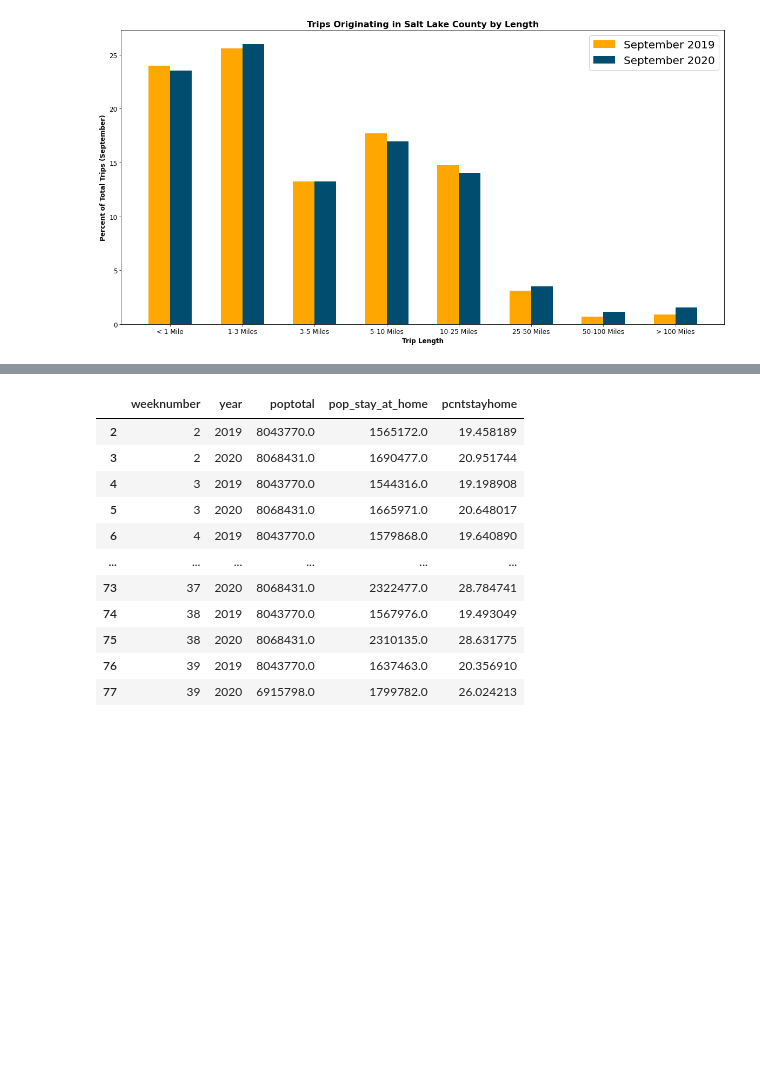
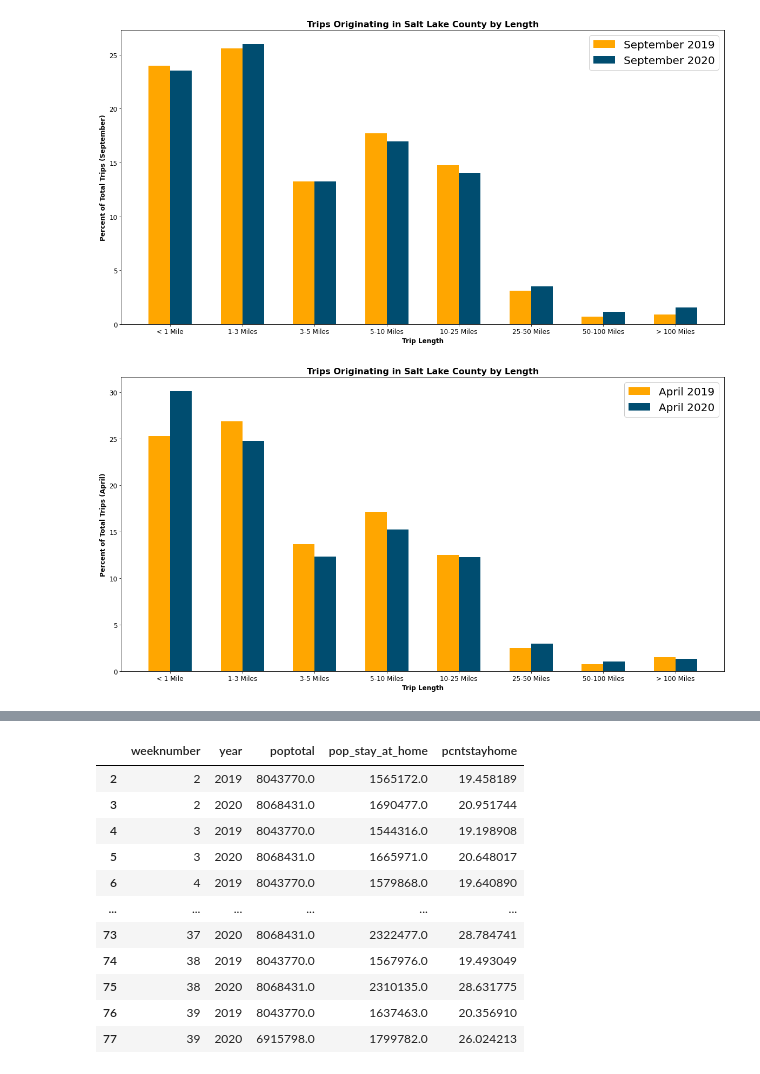
Before and after one commit to WFRCAnalytics/DATA-BTS-Analysis, a Jupyter notebook: BTSData_SaltLakeCounty.ipynb, the cells around one changed output, grey strips where cells are left out. Saved outputs shown, nothing was run; the diff lists cells and outputs as text; code cells hidden in the pictures; blank space fills up the shorter version.

Commit message:
update salt lake county script

```diff
--- a/BTSData_SaltLakeCounty.ipynb
+++ b/BTSData_SaltLakeCounty.ipynb
@@ -374,3 +374,42 @@ plt.legend(loc='upper right', fontsize=20, framealpha=1)
 plt.show()
 # %% [output]
 [figure]
+# %%
+# plot April
+plt.rcParams["figure.figsize"]=20,10
+n = 8
+monthtrips19 = slctripsbymonth_sum2.loc[6, :].values.tolist()[11:]
+monthtrips20 = slctripsbymonth_sum2.loc[7, :].values.tolist()[11:]
+triplengthlabels = ('< 1 Mile', '1-3 Miles', '3-5 Miles', '5-10 Miles',
+       '10-25 Miles', '25-50 Miles', '50-100 Miles', '> 100 Miles')
+
+ind = np.arange(n)
+width = 0.30
+plt.bar(ind, monthtrips19, width, label='April 2019', color='#ffa600')
+plt.bar(ind + width, monthtrips20, width, label='April 2020', color='#004d70')
+
+plt.rcParams["figure.figsize"]=20,10
+plt.ticklabel_format(style='plain')
+plt.ylabel('Percent of Total Trips (April)', weight="bold", size=12)
+plt.xlabel('Trip Length', weight="bold", size=12)
+plt.title('Trips Originating in Salt Lake County by Length', weight="bold", size=16)
+ax = plt.gca()
+ax.get_yaxis().set_major_formatter(plt.FuncFormatter(lambda x, loc: "{:,}".format(int(x))))
+
+# i = 0
+# for p in ax.patches:
+#     percentageChangeText = str(int(((monthtrips20[i] - monthtrips19[i])/monthtrips19[i]) *100)).replace("-","- ") + '%'
+#     width, height = p.get_width(), p.get_height()
+#     x=p.get_x() + width/2
+#     y=p.get_y()+35000000
+#     ax.annotate(percentageChangeText,(x,y), rotation = 45, weight="bold", size=12)
+#     i = i + 1
+#     if (i == n):
+#         break
+
+plt.xticks(ind + width / 2, triplengthlabels, fontsize='12')
+plt.yticks(fontsize=12)
+plt.legend(loc='upper right', fontsize=20, framealpha=1)
+plt.show()
+# %% [output]
+[figure, added]
```
Also changed, not shown: parts of 4 cells of this notebook.
